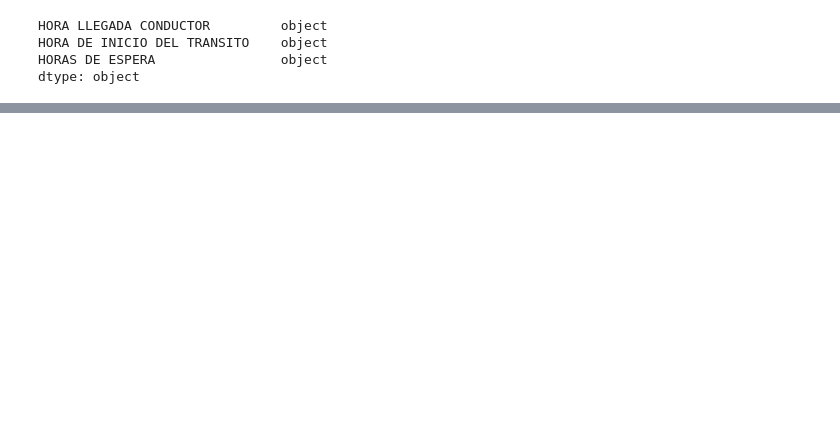
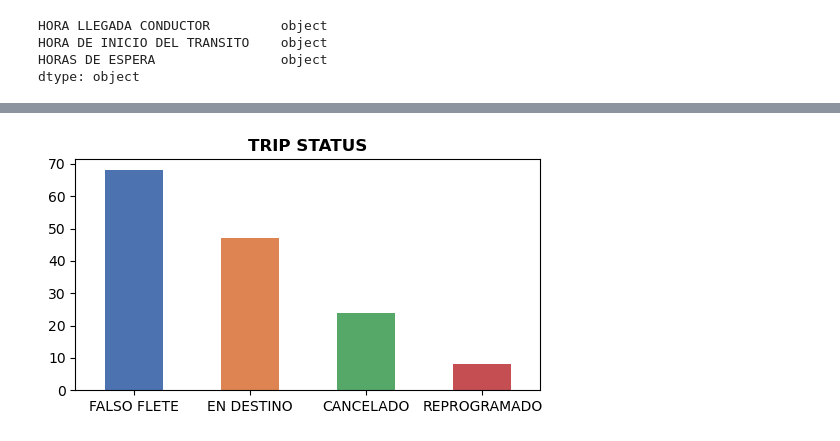
Before and after one commit to CarlosFOL/Transport_Company_Analysis, a Jupyter notebook: notebooks/transport_Co_analysis.ipynb, the cells around one changed output, grey strips where cells are left out. Drawn from its saved outputs; the diff is of its cells as text; code cells hidden in the pictures; blank space fills up the shorter version.

```diff
--- a/notebooks/transport_Co_analysis.ipynb
+++ b/notebooks/transport_Co_analysis.ipynb
@@ -53,7 +53,7 @@ First, I will provide a comprehensive overview of the variables included in our
 # %%
 #Load the tranport company dataset
 df_TransportCompany = pd.read_excel(
-    io = '/home/carlosfol/Git_Projects/PSI_TRIPS/data/TRIPS_MADE.xlsx'
+    io = '/home/carlosfol/My_Documents/Git_Projects/PSI_TRIPS/data/TRIPS_MADE.xlsx'
 )
 #Remove empty spaces in column names
 df_TransportCompany.columns = [c.strip() for c in df_TransportCompany.columns]
@@ -132,7 +132,7 @@ trip_extra_costs.remove('HORAS DE ESPERA')
 for extra_cost in trip_extra_costs:
     df_TransportCompany.loc[:, extra_cost].fillna('Missing', inplace = True)
 #Change values from VOLQUETE column
-df_TransportCompany['VOLQUETE'].fillna('Not Specified')
+df_TransportCompany['VOLQUETE'].fillna('Not Specified', inplace = True)
 #Conditions
 used_volquete = df_TransportCompany['VOLQUETE'] == 'SI' #Was it used a VOLQUETE?
 not_used_volquete = df_TransportCompany['VOLQUETE'] == 'NO'
@@ -214,0 +248,8 @@ Text(0.5, 1.0, 'VALID DATA PROPORTION')
+# %%
+# Find those trips that have '-' as a value
+# dat: driver arrival time
+# tst: transit start time
+dat = df_inv_times.iloc[:, 0].astype(str).str.contains('-')
+tst = df_inv_times.iloc[:, 1].astype(str).str.contains('-')
+idx_hyphen_val = df_inv_times[dat | tst].index
+df_hyphen_val = df_TransportCompany.iloc[idx_hyphen_val, :].copy()
@@ -214,0 +261,20 @@ Text(0.5, 1.0, 'VALID DATA PROPORTION')
+# %%
+#Plot the Status values
+my_pltt = sns.color_palette("deep")
+(
+    df_hyphen_val.
+    loc[:, 'STATUS'].
+    value_counts().
+    plot(
+        kind = 'bar',
+        rot = 0,
+        color = my_pltt,
+        figsize = (6, 3)
+    )
+)
+plt.title('TRIP STATUS',
+          fontdict = {'weight': 'bold',
+                      'size': 'large'})
+plt.show()
+# %% [output]
+[figure, added]
```
Also changed, not shown: parts of 11 cells of this notebook.
